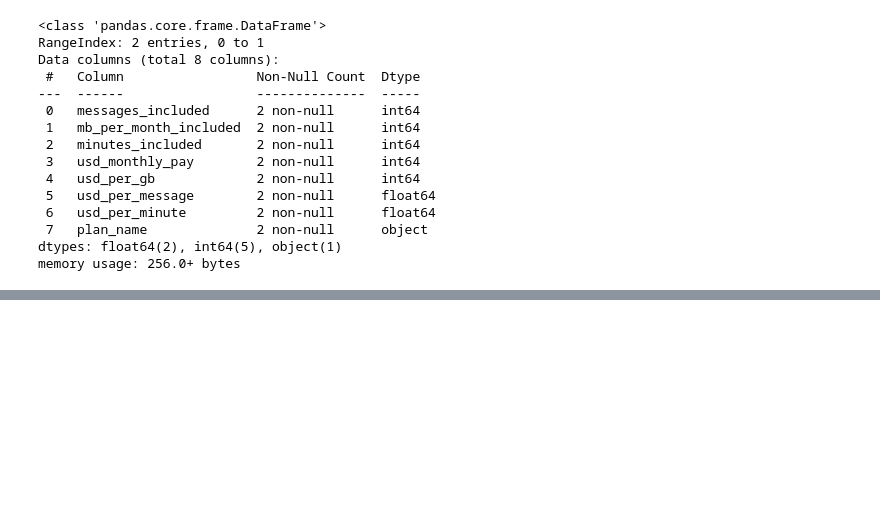
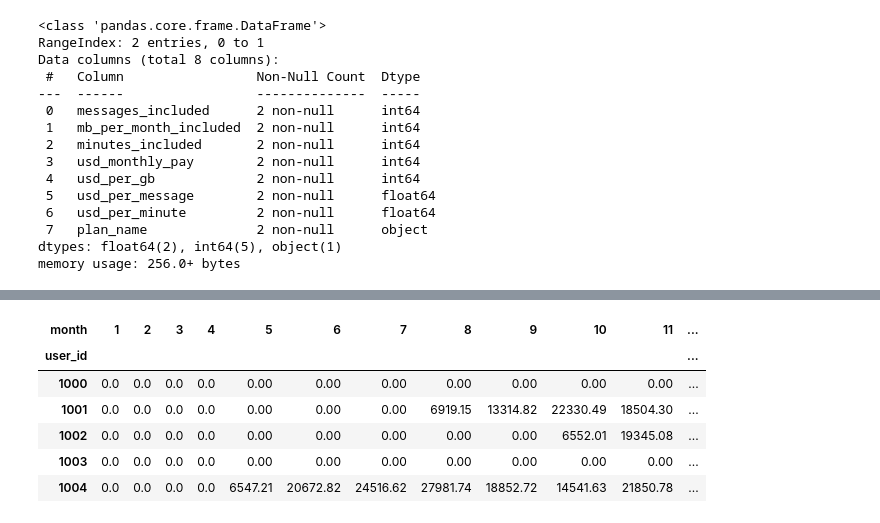
Before and after one commit to Alumasa/data_science_practicum, a Jupyter notebook: Statistical Data Analysis Project.ipynb, the cells around one changed output, grey strips where cells are left out. Saved outputs shown, nothing was run; the diff lists cells and outputs as text; code cells hidden in the pictures; blank space fills up the shorter version.

```diff
--- a/Statistical Data Analysis Project.ipynb
+++ b/Statistical Data Analysis Project.ipynb
@@ -249,0 +355,17 @@ data_internet['mb_used'] = data_internet['mb_used'].fillna(value=0)
+# %%
+data_internet['month'] = data_internet.session_date.dt.month
+# %%
+mb_month = (data_internet
+            .pivot_table(index='user_id', values='mb_used', columns='month', aggfunc='sum')
+            .fillna(value=0)
+)
+# %%
+mb_month.head()
+# %% [output]
+| month | 1 | 2 | 3 | 4 | 5 | 6 | 7 | 8 | 9 | 10 | 11 | ... |
+| user_id |  |  |  |  |  |  |  |  |  |  |  | ... |
+| 1000 | 0.0 | 0.0 | 0.0 | 0.0 | 0.00 | 0.00 | 0.00 | 0.00 | 0.00 | 0.00 | 0.00 | ... |
+| 1001 | 0.0 | 0.0 | 0.0 | 0.0 | 0.00 | 0.00 | 0.00 | 6919.15 | 13314.82 | 22330.49 | 18504.30 | ... |
+| 1002 | 0.0 | 0.0 | 0.0 | 0.0 | 0.00 | 0.00 | 0.00 | 0.00 | 0.00 | 6552.01 | 19345.08 | ... |
+| 1003 | 0.0 | 0.0 | 0.0 | 0.0 | 0.00 | 0.00 | 0.00 | 0.00 | 0.00 | 0.00 | 0.00 | ... |
+| 1004 | 0.0 | 0.0 | 0.0 | 0.0 | 6547.21 | 20672.82 | 24516.62 | 27981.74 | 18852.72 | 14541.63 | 21850.78 | ... |
```
Also changed, not shown: parts of 35 cells of this notebook.
